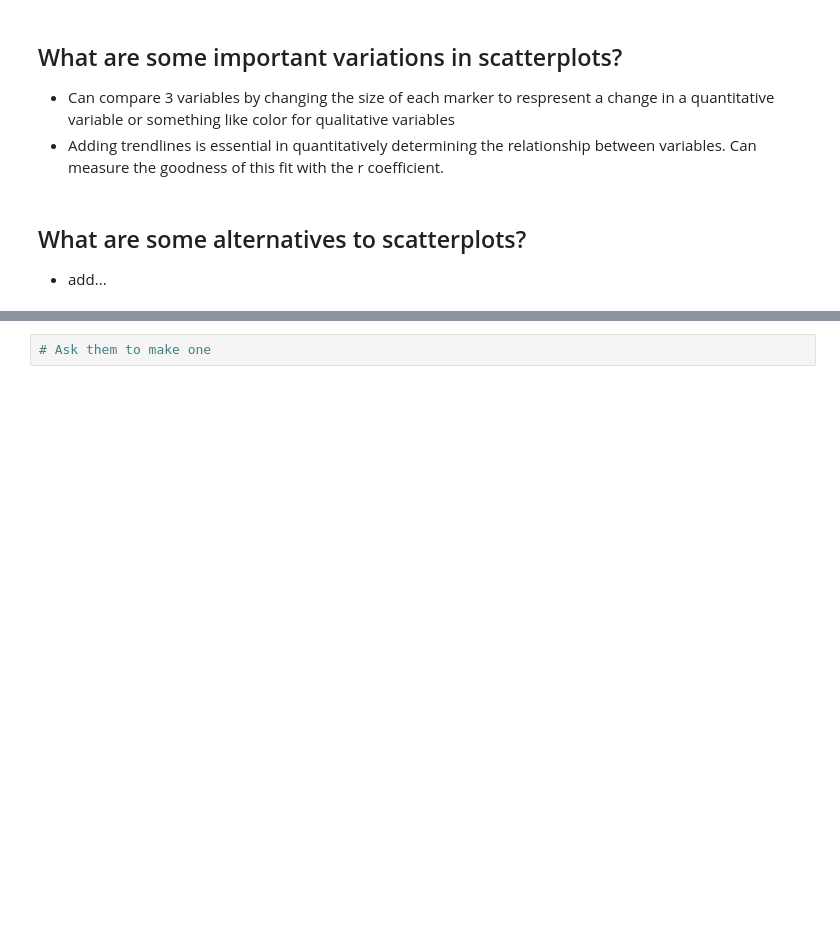
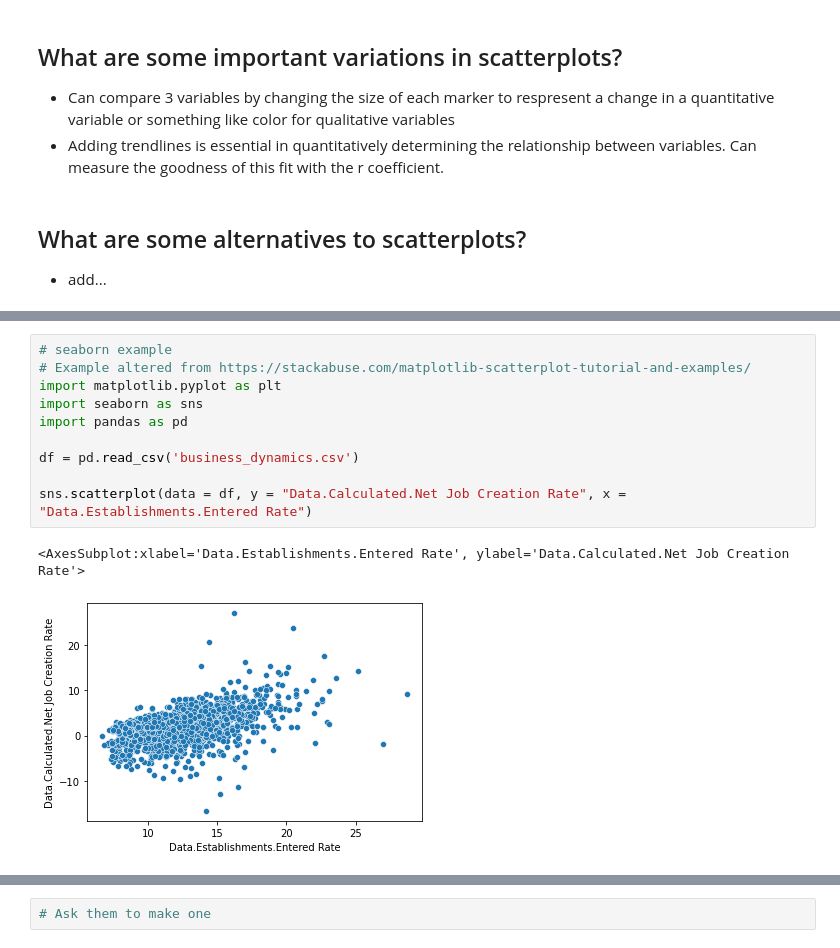
Before and after one commit to meganenglert/CISC367-Visualizations, a Jupyter notebook: scatterplots.ipynb, the cells around one changed output, grey strips where cells are left out. Saved outputs shown, nothing was run; the diff lists cells and outputs as text; blank space fills up the shorter version.

```diff
--- a/scatterplots.ipynb
+++ b/scatterplots.ipynb
@@ -30,0 +54,13 @@ Some good examples of where a scatterplot could be useful:
+# %%
+# seaborn example
+# Example altered from https://stackabuse.com/matplotlib-scatterplot-tutorial-and-examples/
+import matplotlib.pyplot as plt
+import seaborn as sns
+import pandas as pd
+
+df = pd.read_csv('business_dynamics.csv')
+
+sns.scatterplot(data = df, y = "Data.Calculated.Net Job Creation Rate", x = "Data.Establishments.Entered Rate")
+# %% [output]
+<AxesSubplot:xlabel='Data.Establishments.Entered Rate', ylabel='Data.Calculated.Net Job Creation Rate'>
+[figure, added]
```
Also changed, not shown: parts of 11 cells of this notebook, 1 other file.
